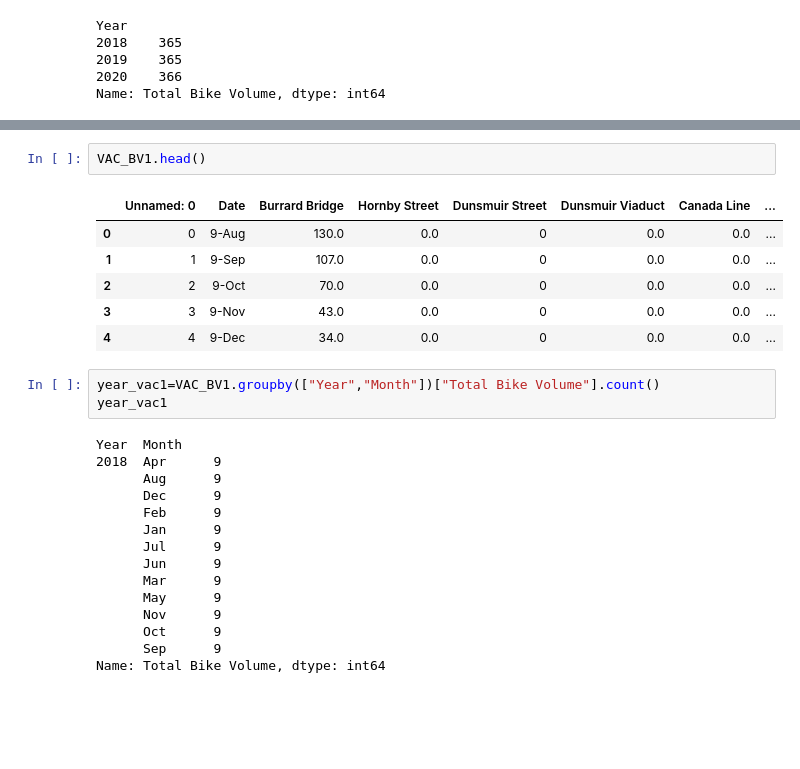
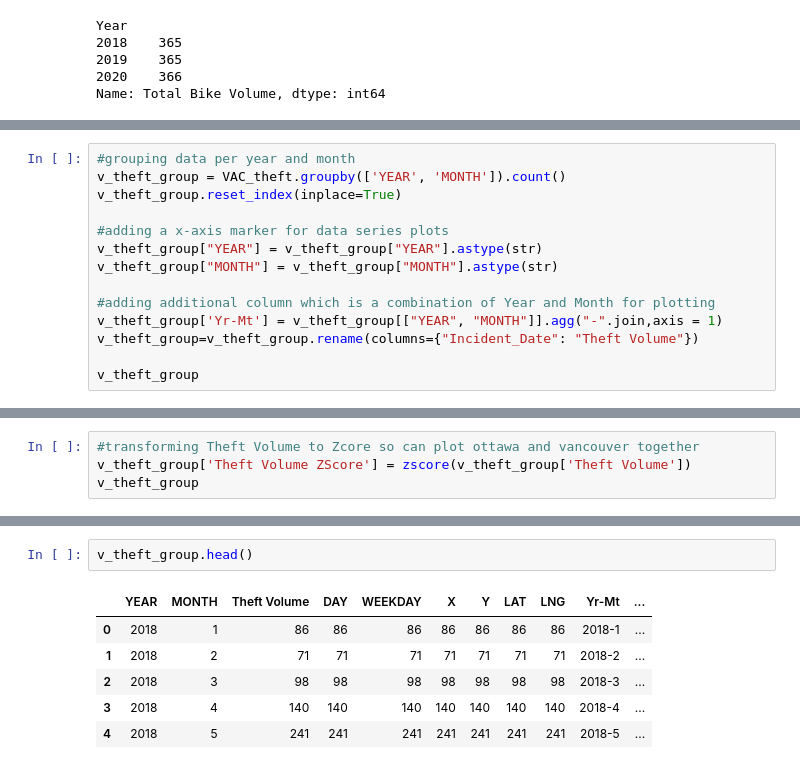
Before and after one commit to itspria/Bike-Theft-Analysis, a Jupyter notebook: code/data_analysis_BikeTheft_vs_BikeVolume.ipynb, the cells around one changed output, grey strips where cells are left out. Drawn from its saved outputs; the diff is of its cells as text; blank space fills up the shorter version.

```diff
--- a/code/data_analysis_BikeTheft_vs_BikeVolume.ipynb
+++ b/code/data_analysis_BikeTheft_vs_BikeVolume.ipynb
@@ -41,0 +361,14 @@ Name: Total Bike Volume, dtype: int64
+# %%
+#grouping data per year and month
+v_theft_group = VAC_theft.groupby(['YEAR', 'MONTH']).count()
+v_theft_group.reset_index(inplace=True)
+
+#adding a x-axis marker for data series plots
+v_theft_group["YEAR"] = v_theft_group["YEAR"].astype(str)
+v_theft_group["MONTH"] = v_theft_group["MONTH"].astype(str)
+
+#adding additional column which is a combination of Year and Month for plotting
+v_theft_group['Yr-Mt'] = v_theft_group[["YEAR", "MONTH"]].agg("-".join,axis = 1)
+v_theft_group=v_theft_group.rename(columns={"Incident_Date": "Theft Volume"})
+
+v_theft_group
@@ -41,0 +393,4 @@ Name: Total Bike Volume, dtype: int64
+# %%
+#transforming Theft Volume to Zcore so can plot ottawa and vancouver together
+v_theft_group['Theft Volume ZScore'] = zscore(v_theft_group['Theft Volume'])
+v_theft_group
@@ -88,27 +636,9 @@ Name: Total Bike Volume, dtype: int64
 # %%
-VAC_BV1.head()
+v_theft_group.head()
 # %% [output]
-|  | Unnamed: 0 | Date | Burrard Bridge | Hornby Street | Dunsmuir Street | Dunsmuir Viaduct | Canada Line | ... |
-| 0 | 0 | 9-Aug | 130.0 | 0.0 | 0 | 0.0 | 0.0 | ... |
-| 1 | 1 | 9-Sep | 107.0 | 0.0 | 0 | 0.0 | 0.0 | ... |
-| 2 | 2 | 9-Oct | 70.0 | 0.0 | 0 | 0.0 | 0.0 | ... |
-| 3 | 3 | 9-Nov | 43.0 | 0.0 | 0 | 0.0 | 0.0 | ... |
-| 4 | 4 | 9-Dec | 34.0 | 0.0 | 0 | 0.0 | 0.0 | ... |
+|  | YEAR | MONTH | Theft Volume | DAY | WEEKDAY | X | Y | LAT | LNG | Yr-Mt | ... |
+| 0 | 2018 | 1 | 86 | 86 | 86 | 86 | 86 | 86 | 86 | 2018-1 | ... |
+| 1 | 2018 | 2 | 71 | 71 | 71 | 71 | 71 | 71 | 71 | 2018-2 | ... |
+| 2 | 2018 | 3 | 98 | 98 | 98 | 98 | 98 | 98 | 98 | 2018-3 | ... |
+| 3 | 2018 | 4 | 140 | 140 | 140 | 140 | 140 | 140 | 140 | 2018-4 | ... |
+| 4 | 2018 | 5 | 241 | 241 | 241 | 241 | 241 | 241 | 241 | 2018-5 | ... |
-# %%
-year_vac1=VAC_BV1.groupby(["Year","Month"])["Total Bike Volume"].count()
-year_vac1
-# %% [output]
-Year  Month
-2018  Apr      9
-      Aug      9
-      Dec      9
-      Feb      9
-      Jan      9
-      Jul      9
-      Jun      9
-      Mar      9
-      May      9
-      Nov      9
-      Oct      9
-      Sep      9
-Name: Total Bike Volume, dtype: int64
```
Also changed, not shown: parts of 60 cells of this notebook, 2 other files.
